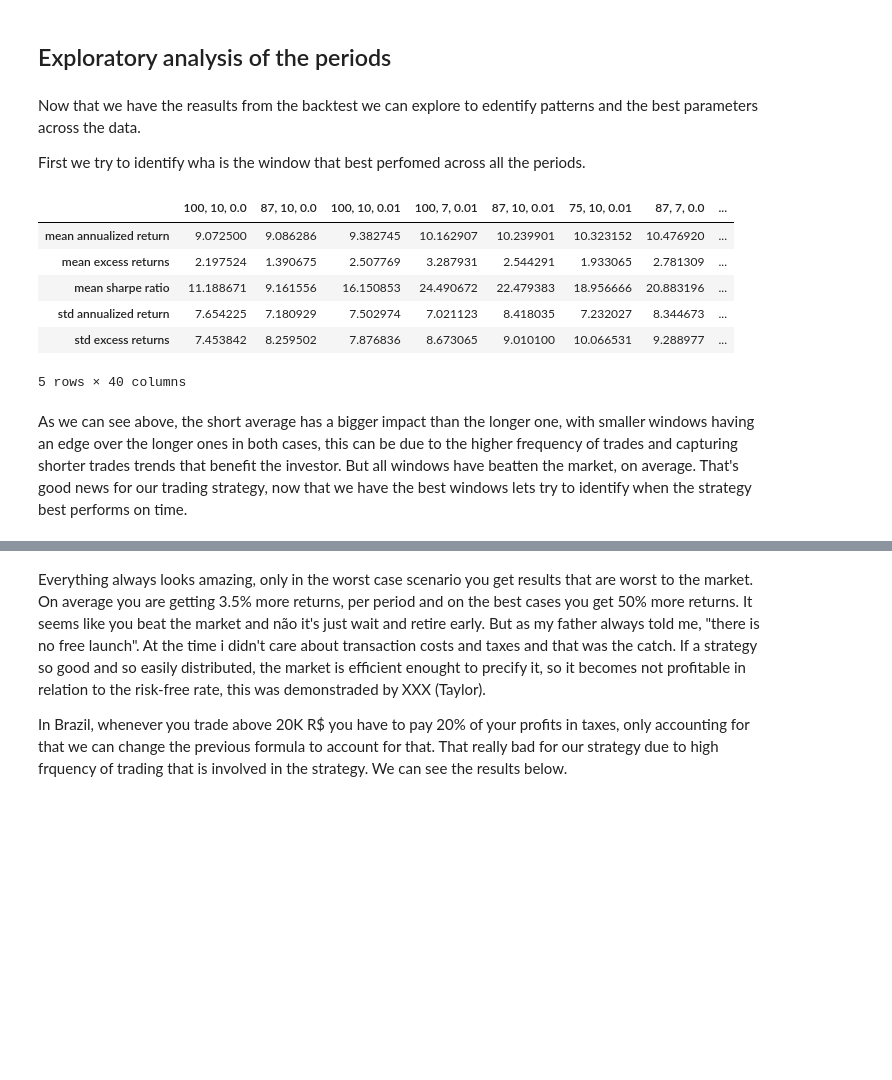
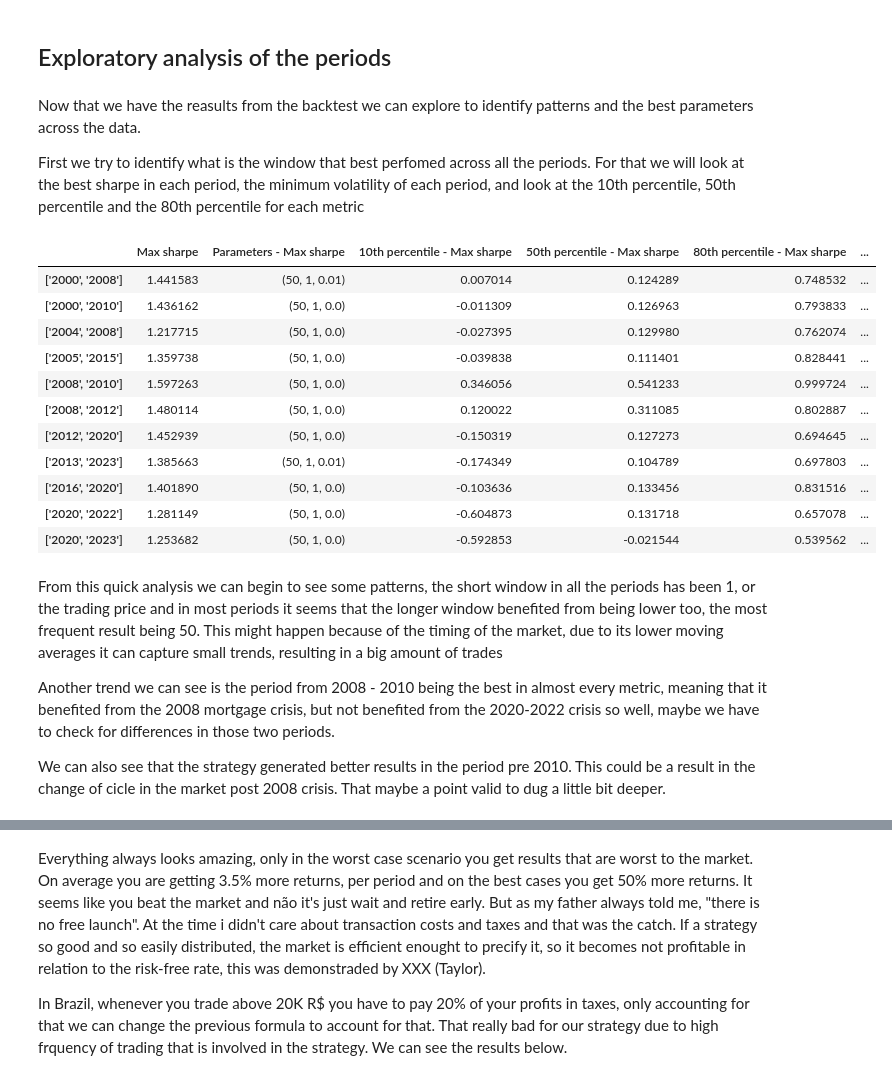
Before and after one commit to RafaelM0raes/MyJourneyInFinancialMarkets, a Jupyter notebook: Artigo 1.ipynb, the cells around one changed output, grey strips where cells are left out. Drawn from its saved outputs; the diff is of its cells as text; code cells hidden in the pictures; blank space fills up the shorter version.

```diff
--- a/Artigo 1.ipynb
+++ b/Artigo 1.ipynb
@@ -231,36 +276,47 @@ backtest_results.describe()
 # %% [markdown]
 ## Exploratory analysis of the periods
 # %% [markdown]
-Now that we have the reasults from the backtest we can explore to edentify patterns and the best parameters across the data.
+Now that we have the reasults from the backtest we can explore to identify patterns and the best parameters across the data.
 
-First we try to identify wha is the window that best perfomed across all the periods.
+First we try to identify what is the window that best perfomed across all the periods. For that we will look at the best sharpe in each period, the minimum volatility of each period, and look at the 10th percentile, 50th percentile and the 80th percentile for each metric
 # %%
-windows = {}
-for row in backtest_results.to_dict("records"):
-    if row["Window"] in windows:
-        windows[row["Window"]].append(row)
-    else:
-        windows[row["Window"]] = [row]
-
-window_stats = pd.DataFrame([])
-for window in windows.keys():
-    df_tmp = pd.DataFrame(windows[window])
-    window_stats = pd.concat([window_stats, pd.DataFrame({
-        window:{
-            "mean annualized return": np.mean(df_tmp["Annualized Returns Total"]),
-            "mean excess returns": np.mean(df_tmp["Annualized Returns Total"] - df_tmp["Annualized Asset Return"]),
-            "std annualized return": np.std(df_tmp["Annualized Returns Total"]),
-            "std excess returns": np.std(df_tmp["Annualized Returns Total"] - df_tmp["Annualized Asset Return"]),
-            "mean sharpe ratio": np.mean(df_tmp["Sharpe Ratio"])
-    }})], axis=1)
-window_stats.sort_values("mean annualized return", axis=1)
+def period_comparisson(groups):
+    results = {}
+    for group in groups:
+        df = group[1]
+        best_sharpe = df.loc[df["Sharpe Ratio"].idxmax()]
+        best_sharpe_percentiles = np.percentile(df["Sharpe Ratio"], [10, 50, 80])
+        min_vol = df.loc[df["Annualized Volatility Total"].idxmin()]
+        min_vol_percentiles = np.percentile(df["Annualized Volatility Total"], [10, 50, 80])
+        results[group[0]] = {"Max sharpe": best_sharpe["Sharpe Ratio"],
+                             "Parameters - Max sharpe": best_sharpe["Parameters"],
+                             "10th percentile - Max sharpe": best_sharpe_percentiles[0],
+                             "50th percentile - Max sharpe": best_sharpe_percentiles[1],
+                             "80th percentile - Max sharpe": best_sharpe_percentiles[2],
+                             "Min Volatility": min_vol["Annualized Volatility Total"],
+                             "Parameters - Min Vol": min_vol["Parameters"],
+                             "10th percentile - Min Vol": min_vol_percentiles[0],
+                             "50th percentile - Min Vol": min_vol_percentiles[1],
+                             "80th percentile - Min Vol": min_vol_percentiles[2]}
+    return pd.DataFrame.from_dict(results, orient="index")
-# %% [output]
-|  | 100, 10, 0.0 | 87, 10, 0.0 | 100, 10, 0.01 | 100, 7, 0.01 | 87, 10, 0.01 | 75, 10, 0.01 | 87, 7, 0.0 | ... |
-| mean annualized return | 9.072500 | 9.086286 | 9.382745 | 10.162907 | 10.239901 | 10.323152 | 10.476920 | ... |
-| mean excess returns | 2.197524 | 1.390675 | 2.507769 | 3.287931 | 2.544291 | 1.933065 | 2.781309 | ... |
-| mean sharpe ratio | 11.188671 | 9.161556 | 16.150853 | 24.490672 | 22.479383 | 18.956666 | 20.883196 | ... |
-| std annualized return | 7.654225 | 7.180929 | 7.502974 | 7.021123 | 8.418035 | 7.232027 | 8.344673 | ... |
-| std excess returns | 7.453842 | 8.259502 | 7.876836 | 8.673065 | 9.010100 | 10.066531 | 9.288977 | ... |
-5 rows × 40 columns
+# %%
+period_comparisson(groups_backtest).style.background_gradient()
+# %% [output]
+|  | Max sharpe | Parameters - Max sharpe | 10th percentile - Max sharpe | 50th percentile - Max sharpe | 80th percentile - Max sharpe | ... |
+| ['2000', '2008'] | 1.441583 | (50, 1, 0.01) | 0.007014 | 0.124289 | 0.748532 | ... |
+| ['2000', '2010'] | 1.436162 | (50, 1, 0.0) | -0.011309 | 0.126963 | 0.793833 | ... |
+| ['2004', '2008'] | 1.217715 | (50, 1, 0.0) | -0.027395 | 0.129980 | 0.762074 | ... |
+| ['2005', '2015'] | 1.359738 | (50, 1, 0.0) | -0.039838 | 0.111401 | 0.828441 | ... |
+| ['2008', '2010'] | 1.597263 | (50, 1, 0.0) | 0.346056 | 0.541233 | 0.999724 | ... |
+| ['2008', '2012'] | 1.480114 | (50, 1, 0.0) | 0.120022 | 0.311085 | 0.802887 | ... |
+| ['2012', '2020'] | 1.452939 | (50, 1, 0.0) | -0.150319 | 0.127273 | 0.694645 | ... |
+| ['2013', '2023'] | 1.385663 | (50, 1, 0.01) | -0.174349 | 0.104789 | 0.697803 | ... |
+| ['2016', '2020'] | 1.401890 | (50, 1, 0.0) | -0.103636 | 0.133456 | 0.831516 | ... |
+| ['2020', '2022'] | 1.281149 | (50, 1, 0.0) | -0.604873 | 0.131718 | 0.657078 | ... |
+| ['2020', '2023'] | 1.253682 | (50, 1, 0.0) | -0.592853 | -0.021544 | 0.539562 | ... |
 # %% [markdown]
-As we can see above, the short average has a bigger impact than the longer one, with smaller windows having an edge over the longer ones in both cases, this can be due to the higher frequency of trades and capturing shorter trades trends that benefit the investor. But all windows have beatten the market, on average. That's good news for our trading strategy, now that we have the best windows lets try to identify when the strategy best performs on time.
+From this quick analysis we can begin to see some patterns, the short window in all the periods has been 1, or the trading price and in most periods it seems that the longer window benefited from being lower too, the most frequent result being 50. This might happen because of the timing of the market, due to its lower moving averages it can capture small trends, resulting in a big amount of trades
+
+Another trend we can see is the period from 2008 - 2010 being the best in almost every metric, meaning that it benefited from the 2008 mortgage crisis, but not benefited from the 2020-2022 crisis so well, maybe we have to check for differences in those two periods.
+
+We can also see that the strategy generated better results in the period pre 2010. This could be a result in the change of cicle in the market post 2008 crisis. That maybe a point valid to dug a little bit deeper.
```
Also changed, not shown: parts of 17 cells of this notebook.
